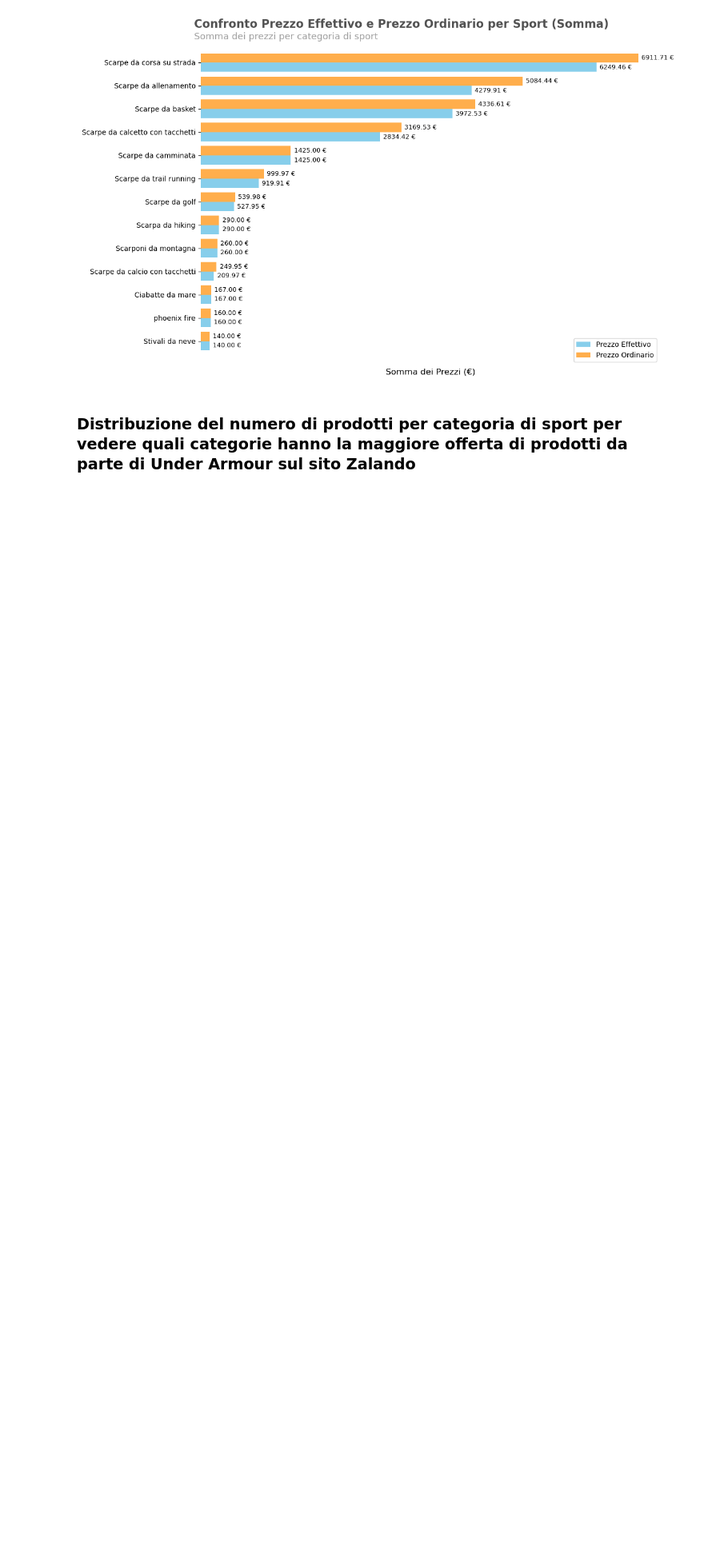
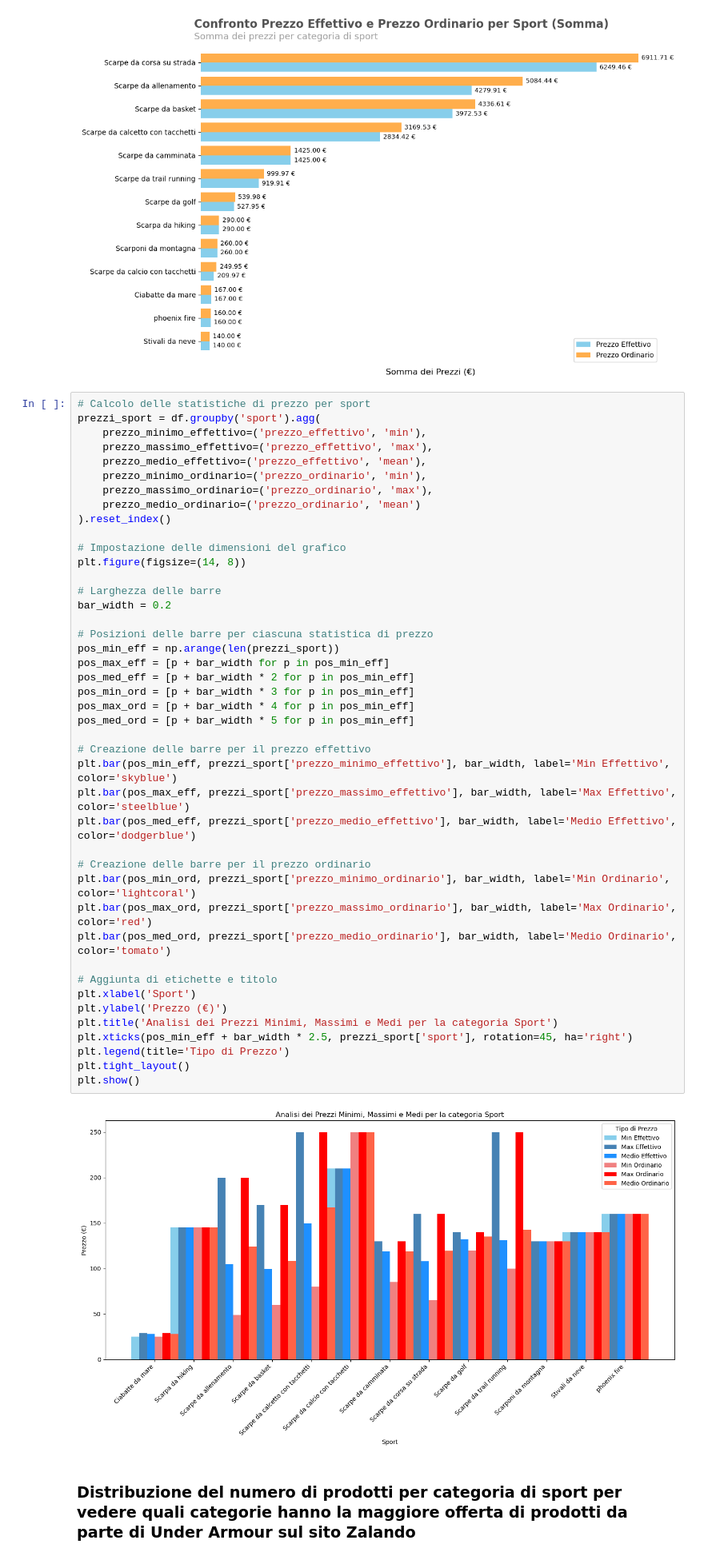
Before and after one commit to DavideBuccino/Python-Build-Week, a Jupyter notebook: Grafici.ipynb, the cells around one changed output. Shown at 80% size. Saved outputs shown, nothing was run; the diff lists cells and outputs as text; blank space fills up the shorter version.

```diff
--- a/Grafici.ipynb
+++ b/Grafici.ipynb
@@ -96,6 +98,51 @@ plt.tight_layout(rect=[0, 0.03, 1, 0.95]) # aggiusta il layout
 plt.show()
 # %% [output]
 [figure]
+# %%
+# Calcolo delle statistiche di prezzo per sport
+prezzi_sport = df.groupby('sport').agg(
+    prezzo_minimo_effettivo=('prezzo_effettivo', 'min'),
+    prezzo_massimo_effettivo=('prezzo_effettivo', 'max'),
+    prezzo_medio_effettivo=('prezzo_effettivo', 'mean'),
+    prezzo_minimo_ordinario=('prezzo_ordinario', 'min'),
+    prezzo_massimo_ordinario=('prezzo_ordinario', 'max'),
+    prezzo_medio_ordinario=('prezzo_ordinario', 'mean')
+).reset_index()
+
+# Impostazione delle dimensioni del grafico
+plt.figure(figsize=(14, 8))
+
+# Larghezza delle barre
+bar_width = 0.2
+
+# Posizioni delle barre per ciascuna statistica di prezzo
+pos_min_eff = np.arange(len(prezzi_sport))
+pos_max_eff = [p + bar_width for p in pos_min_eff]
+pos_med_eff = [p + bar_width * 2 for p in pos_min_eff]
+pos_min_ord = [p + bar_width * 3 for p in pos_min_eff]
+pos_max_ord = [p + bar_width * 4 for p in pos_min_eff]
+pos_med_ord = [p + bar_width * 5 for p in pos_min_eff]
+
+# Creazione delle barre per il prezzo effettivo
+plt.bar(pos_min_eff, prezzi_sport['prezzo_minimo_effettivo'], bar_width, label='Min Effettivo', color='skyblue')
+plt.bar(pos_max_eff, prezzi_sport['prezzo_massimo_effettivo'], bar_width, label='Max Effettivo', color='steelblue')
+plt.bar(pos_med_eff, prezzi_sport['prezzo_medio_effettivo'], bar_width, label='Medio Effettivo', color='dodgerblue')
+
+# Creazione delle barre per il prezzo ordinario
+plt.bar(pos_min_ord, prezzi_sport['prezzo_minimo_ordinario'], bar_width, label='Min Ordinario', color='lightcoral')
+plt.bar(pos_max_ord, prezzi_sport['prezzo_massimo_ordinario'], bar_width, label='Max Ordinario', color='red')
+plt.bar(pos_med_ord, prezzi_sport['prezzo_medio_ordinario'], bar_width, label='Medio Ordinario', color='tomato')
+
+# Aggiunta di etichette e titolo
+plt.xlabel('Sport')
+plt.ylabel('Prezzo (€)')
+plt.title('Analisi dei Prezzi Minimi, Massimi e Medi per la categoria Sport')
+plt.xticks(pos_min_eff + bar_width * 2.5, prezzi_sport['sport'], rotation=45, ha='right')
+plt.legend(title='Tipo di Prezzo')
+plt.tight_layout()
+plt.show()
+# %% [output]
+[figure, added]
 # %% [markdown]
 ### Distribuzione del numero di prodotti per categoria di sport per vedere quali categorie hanno la maggiore offerta di prodotti da parte di Under Armour sul sito Zalando
 # %%
```
Also changed, not shown: parts of 3 cells of this notebook.
